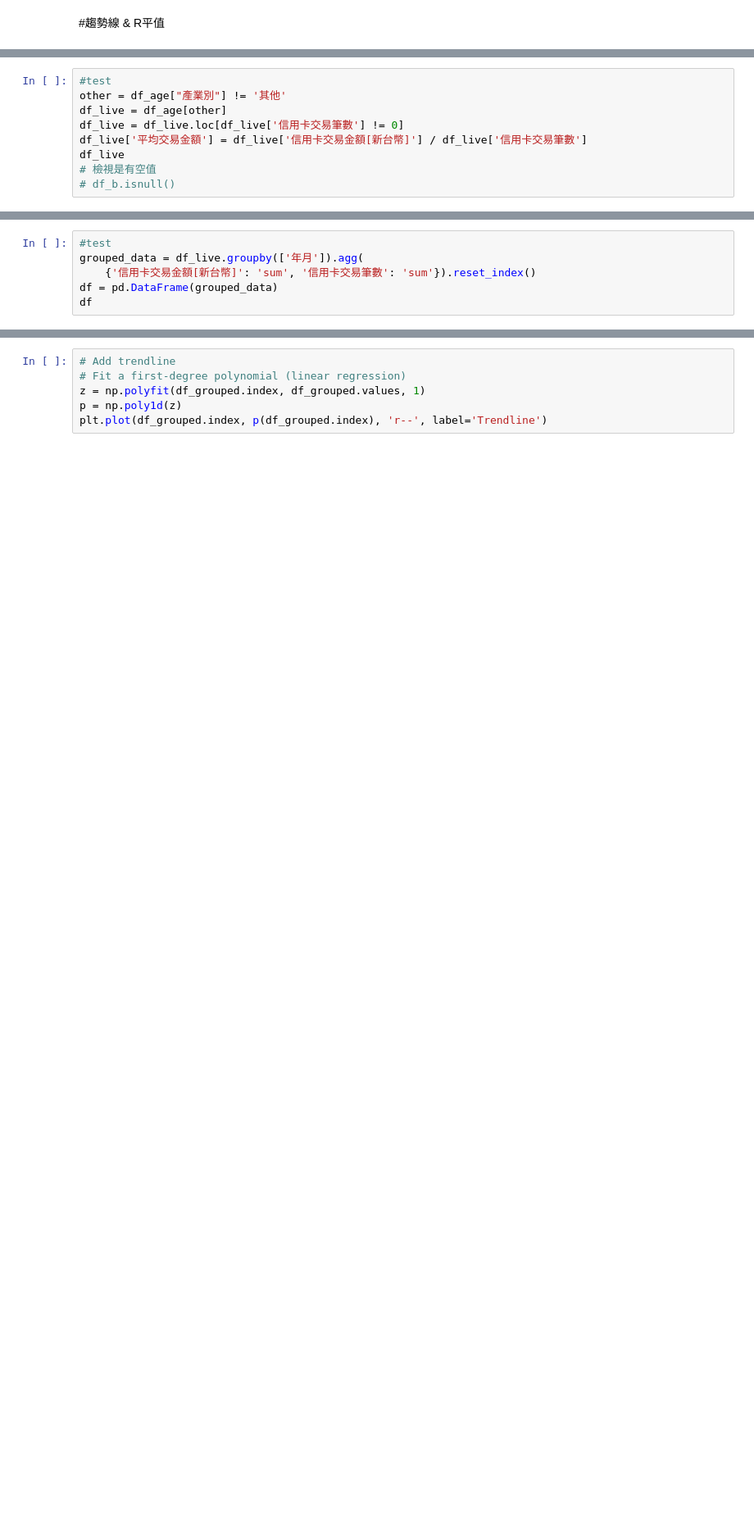
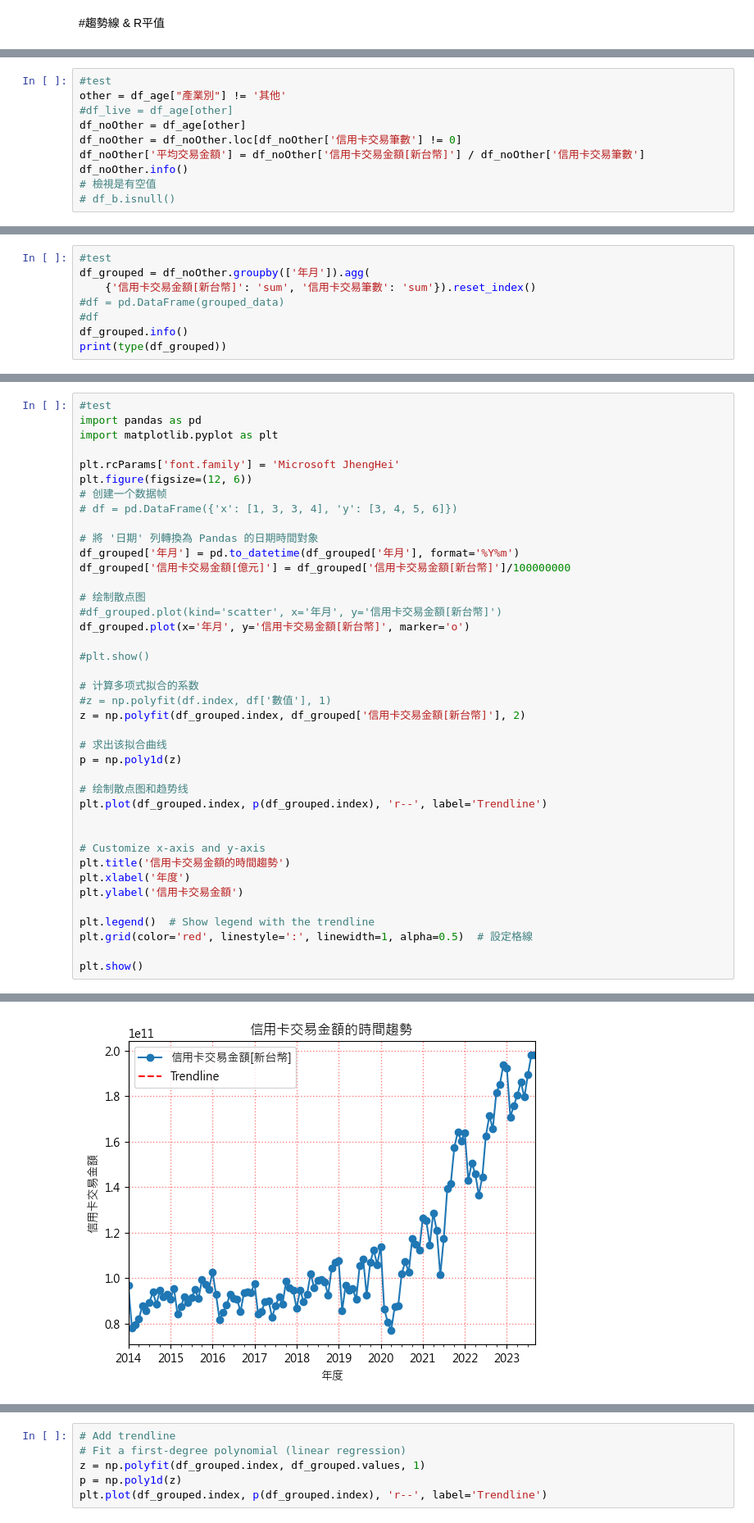
Before and after one commit to George1120901/..__creditcard__, a Jupyter notebook: test6-heatMap.ipynb, the cells around one changed output, grey strips where cells are left out. Shown at 82% size. Saved outputs shown, nothing was run; the diff lists cells and outputs as text; blank space fills up the shorter version.

```diff
--- a/test6-heatMap.ipynb
+++ b/test6-heatMap.ipynb
@@ -933,9 +981,10 @@ df_age
 # %%
 #test
 other = df_age["產業別"] != '其他'
-df_live = df_age[other]
-df_live = df_live.loc[df_live['信用卡交易筆數'] != 0]
-df_live['平均交易金額'] = df_live['信用卡交易金額[新台幣]'] / df_live['信用卡交易筆數']
-df_live
+#df_live = df_age[other]
+df_noOther = df_age[other]
+df_noOther = df_noOther.loc[df_noOther['信用卡交易筆數'] != 0]
+df_noOther['平均交易金額'] = df_noOther['信用卡交易金額[新台幣]'] / df_noOther['信用卡交易筆數']
+df_noOther.info()
 # 檢視是有空值
 # df_b.isnull()
@@ -942,6 +1027,8 @@ df_live
 # %%
 #test
-grouped_data = df_live.groupby(['年月']).agg(
+df_grouped = df_noOther.groupby(['年月']).agg(
     {'信用卡交易金額[新台幣]': 'sum', '信用卡交易筆數': 'sum'}).reset_index()
-df = pd.DataFrame(grouped_data)
-df
+#df = pd.DataFrame(grouped_data)
+#df
+df_grouped.info()
+print(type(df_grouped))
@@ -959,0 +1079,41 @@ plt.show()
+# %%
+#test
+import pandas as pd
+import matplotlib.pyplot as plt
+
+plt.rcParams['font.family'] = 'Microsoft JhengHei'
+plt.figure(figsize=(12, 6))
+# 创建一个数据帧
+# df = pd.DataFrame({'x': [1, 3, 3, 4], 'y': [3, 4, 5, 6]})
+
+# 將 '日期' 列轉換為 Pandas 的日期時間對象
+df_grouped['年月'] = pd.to_datetime(df_grouped['年月'], format='%Y%m')
+df_grouped['信用卡交易金額[億元]'] = df_grouped['信用卡交易金額[新台幣]']/100000000
+
+# 绘制散点图
+#df_grouped.plot(kind='scatter', x='年月', y='信用卡交易金額[新台幣]')
+df_grouped.plot(x='年月', y='信用卡交易金額[新台幣]', marker='o')
+
+#plt.show()
+
+# 计算多项式拟合的系数
+#z = np.polyfit(df.index, df['數值'], 1)
+z = np.polyfit(df_grouped.index, df_grouped['信用卡交易金額[新台幣]'], 2)
+
+# 求出该拟合曲线
+p = np.poly1d(z)
+
+# 绘制散点图和趋势线
+plt.plot(df_grouped.index, p(df_grouped.index), 'r--', label='Trendline')
+
+
+# Customize x-axis and y-axis
+plt.title('信用卡交易金額的時間趨勢')
+plt.xlabel('年度')
+plt.ylabel('信用卡交易金額')
+
+plt.legend()  # Show legend with the trendline
+plt.grid(color='red', linestyle=':', linewidth=1, alpha=0.5)  # 設定格線
+
+plt.show()
+# %% [output]
@@ -960,3 +1121,4 @@ plt.show()
+[figure, added]
 # %%
 # reference
 import numpy as np
```
Also changed, not shown: parts of 16 cells of this notebook.
